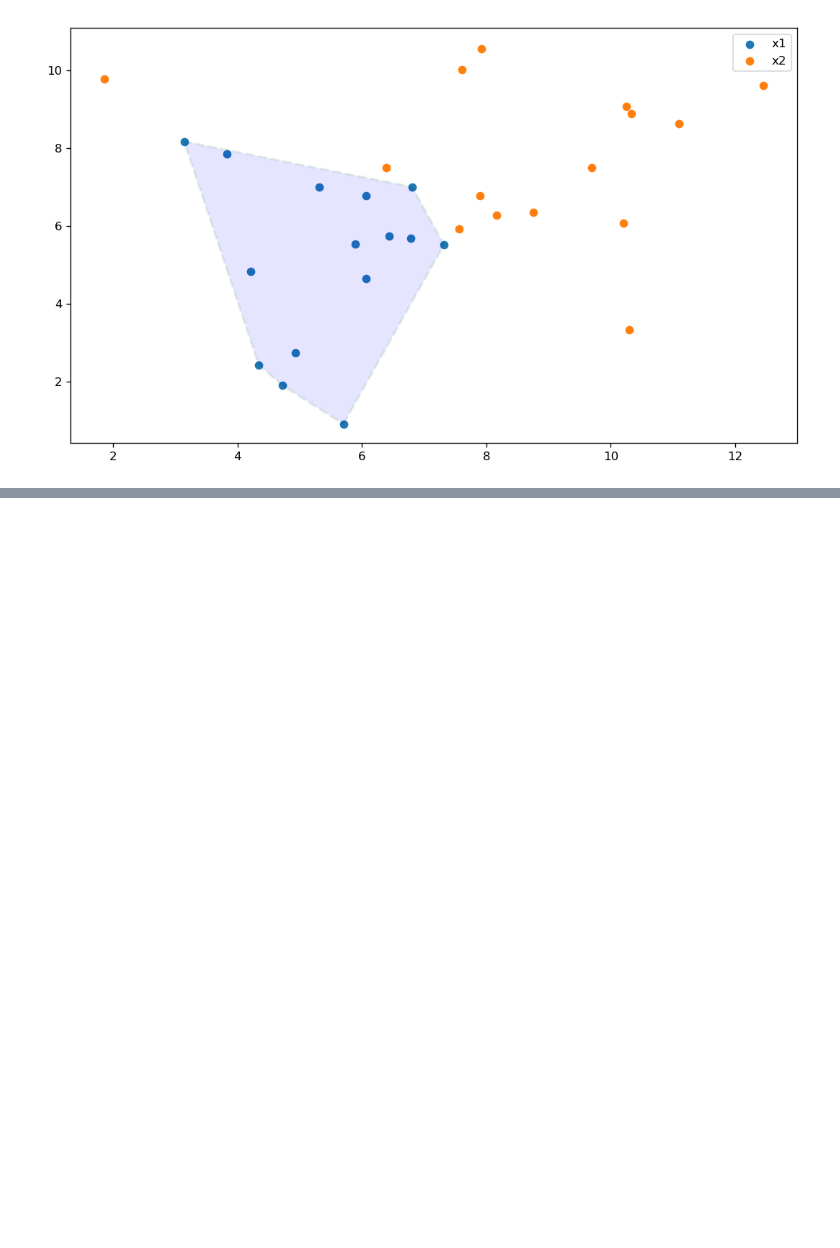
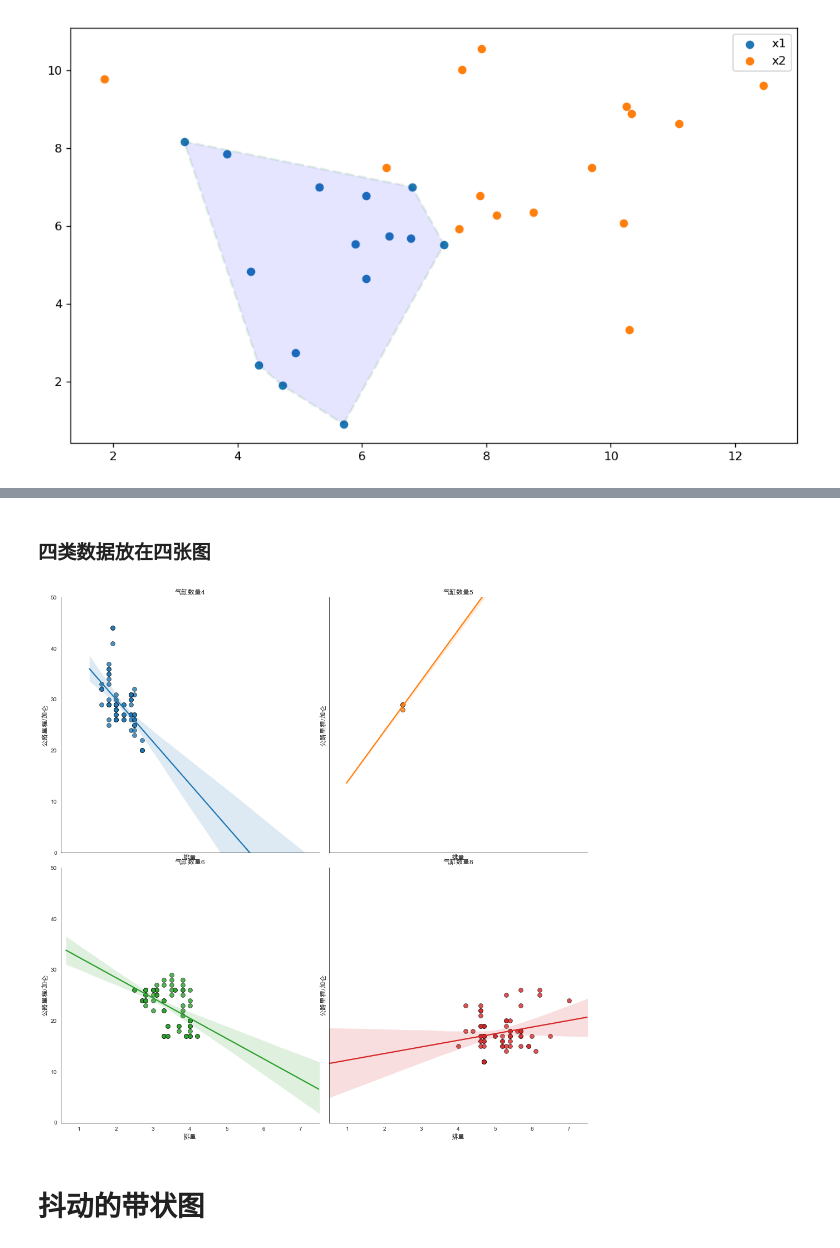
Before and after one commit to NaCl-Ocean/Skill-Tree-Lights-Up, a Jupyter notebook: Python/matplotlib/关联图.ipynb, the cells around one changed output, grey strips where cells are left out. Drawn from its saved outputs; the diff is of its cells as text; code cells hidden in the pictures; blank space fills up the shorter version.

```diff
--- a/Python/matplotlib/关联图.ipynb
+++ b/Python/matplotlib/关联图.ipynb
@@ -254,0 +314,23 @@ plt.show()
+# %% [markdown]
+### 四类数据放在四张图
+# %%
+gridobj = sns.lmplot(x="displ", y="hwy",
+                    hue="cyl",
+                    data=df,
+                    height=7,
+                    palette='tab10',
+                    col = 'cyl',
+                     col_wrap=2,
+                    legend=False,
+                    scatter_kws={'s':60,'linewidth':0.7,'edgecolors':'k'})
+gridobj.set(xlim=(0.5,7.5),ylim=(0,50))
+fig = plt.gcf()
+num = [4,5,6,8]
+for i,ax in enumerate(fig.axes):
+    ax.set_xlabel(u"排量",fontsize=12)
+    ax.set_ylabel(u"公路里程/加仑",fontsize=12)
+    ax.set_title(u"气缸数量"+str(num[i]))
+# %% [output]
+[figure, added]
+# %% [markdown]
+# 抖动的带状图
```
Also changed, not shown: parts of 13 cells of this notebook, 23 other files.
